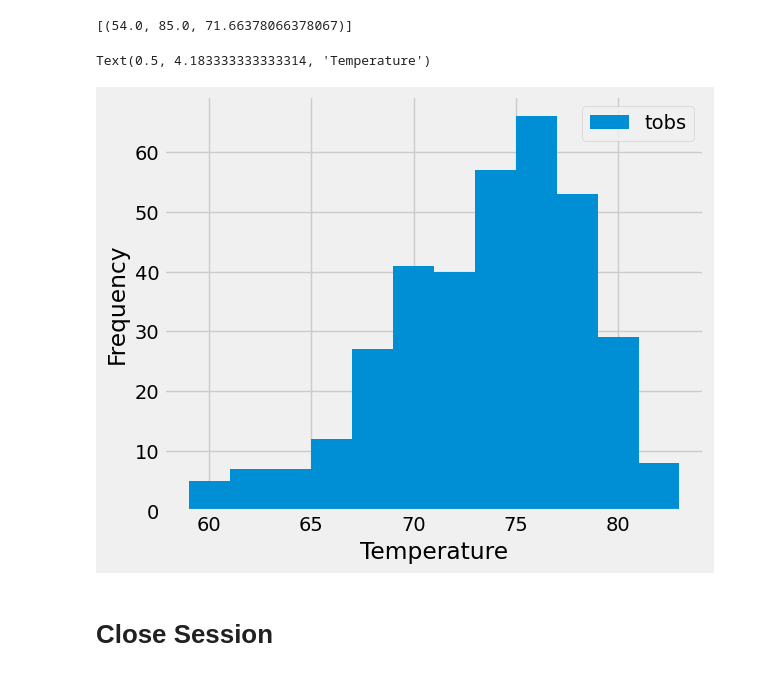
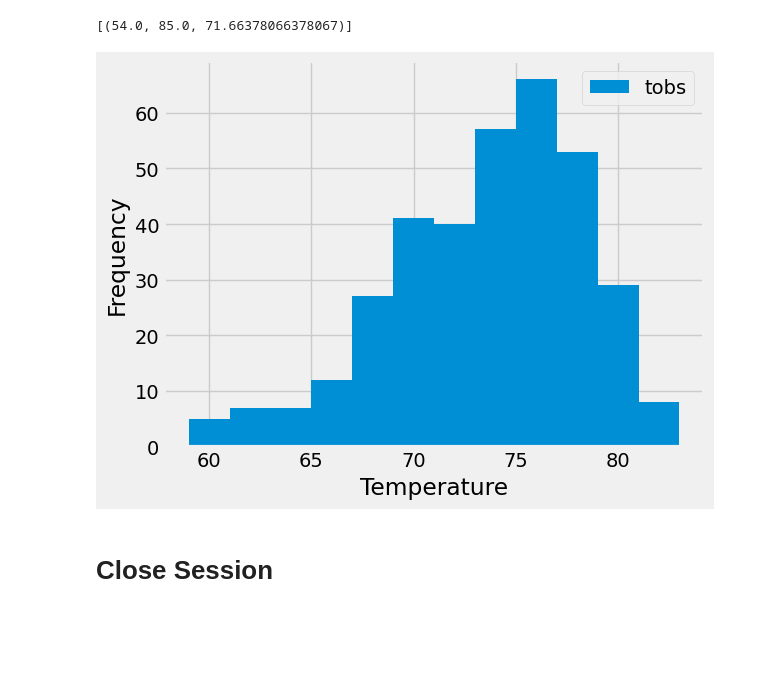
Before and after one commit to Lovepreet008/sqlalchemy-challenge, a Jupyter notebook: SurfsUp/climate_starter.ipynb, the cells around one changed output. Drawn from its saved outputs; the diff is of its cells as text; code cells hidden in the pictures; blank space fills up the shorter version.

```diff
--- a/SurfsUp/climate_starter.ipynb
+++ b/SurfsUp/climate_starter.ipynb
@@ -101,10 +118,24 @@ Text(0, 0.5, 'Inches')
 [(54.0, 85.0, 71.66378066378067)]
 # %%
 # Using the most active station id
-# Query the last 12 months of temperature observation data for this station and plot the results as a histogram
+# Query the last 12 months of temperature observation data for this station and plot the results as a histograms
+
+year_range = dt.date(2017, 8, 23) - dt.timedelta(days=365)
+
+station_year_temp=session.query(Measurement.tobs).filter(Measurement.station=='USC00519281').\
+                        filter(Measurement.date >= year_range).all()
+
+
+temp_df=pd.DataFrame(station_year_temp)
+
+temp_df.plot.hist(bins=12)
+plt.xlabel('Temperature')
+plt.tight_layout()
+
+# print(date_l)
+# print(start_date2)
 # %% [output]
-Text(0.5, 4.183333333333314, 'Temperature')
-[figure, old version]
+[figure, new version]
 # %% [markdown]
 # Close Session
 # %%
```
Also changed, not shown: parts of 8 cells of this notebook, 2 other files.
